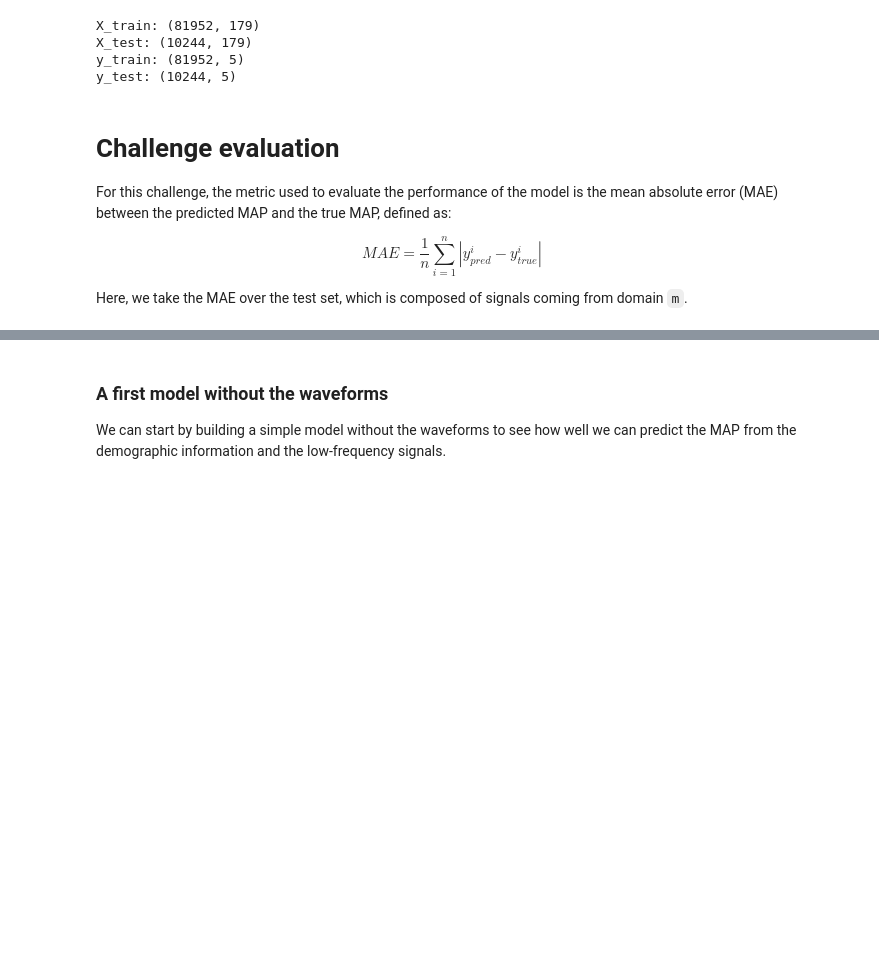
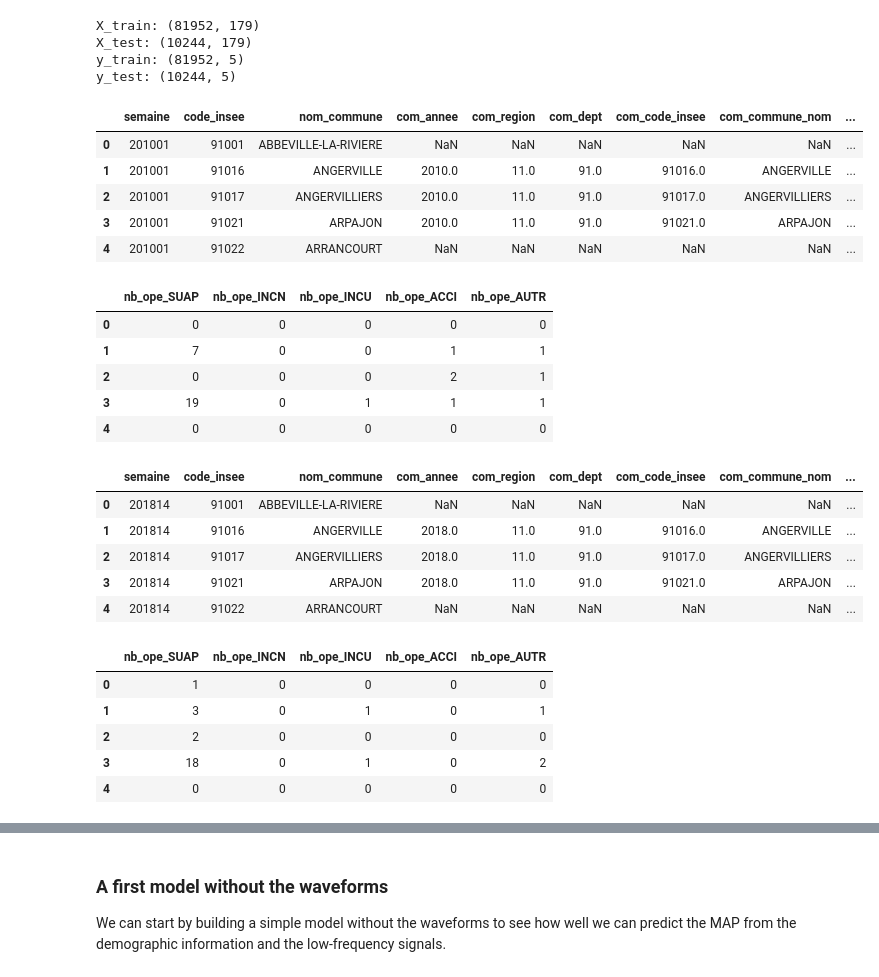
Before and after one commit to XwaeK/DataCamp2024_group_project, a Jupyter notebook: sdis91_estimation_starting_kit.ipynb, the cells around one changed output, grey strips where cells are left out. Drawn from its saved outputs; the diff is of its cells as text; code cells hidden in the pictures; blank space fills up the shorter version.

```diff
--- a/sdis91_estimation_starting_kit.ipynb
+++ b/sdis91_estimation_starting_kit.ipynb
@@ -641,14 +641,33 @@ X_train: (81952, 179)
 X_test: (10244, 179)
 y_train: (81952, 5)
 y_test: (10244, 5)
-# %% [markdown]
-# Challenge evaluation
-
-For this challenge, the metric used to evaluate the performance of the model is the mean absolute error (MAE) between the predicted MAP and the true MAP, defined as:
-
-$$
-MAE = \frac{1}{n} \sum_{i=1}^{n} |y_{pred}^i - y_{true}^i|
-$$
-
-Here, we take the MAE over the test set, which is composed of signals coming
-from domain `m`.
+# %%
+display(X_train.head())
+display(y_train.head())
+display(X_test.head())
+display(y_test.head())
+# %% [output]
+|  | semaine | code_insee | nom_commune | com_annee | com_region | com_dept | com_code_insee | com_commune_nom | ... |
+| 0 | 201001 | 91001 | ABBEVILLE-LA-RIVIERE | NaN | NaN | NaN | NaN | NaN | ... |
+| 1 | 201001 | 91016 | ANGERVILLE | 2010.0 | 11.0 | 91.0 | 91016.0 | ANGERVILLE | ... |
+| 2 | 201001 | 91017 | ANGERVILLIERS | 2010.0 | 11.0 | 91.0 | 91017.0 | ANGERVILLIERS | ... |
+| 3 | 201001 | 91021 | ARPAJON | 2010.0 | 11.0 | 91.0 | 91021.0 | ARPAJON | ... |
+| 4 | 201001 | 91022 | ARRANCOURT | NaN | NaN | NaN | NaN | NaN | ... |
+|  | nb_ope_SUAP | nb_ope_INCN | nb_ope_INCU | nb_ope_ACCI | nb_ope_AUTR |
+| 0 | 0 | 0 | 0 | 0 | 0 |
+| 1 | 7 | 0 | 0 | 1 | 1 |
+| 2 | 0 | 0 | 0 | 2 | 1 |
+| 3 | 19 | 0 | 1 | 1 | 1 |
+| 4 | 0 | 0 | 0 | 0 | 0 |
+|  | semaine | code_insee | nom_commune | com_annee | com_region | com_dept | com_code_insee | com_commune_nom | ... |
+| 0 | 201814 | 91001 | ABBEVILLE-LA-RIVIERE | NaN | NaN | NaN | NaN | NaN | ... |
+| 1 | 201814 | 91016 | ANGERVILLE | 2018.0 | 11.0 | 91.0 | 91016.0 | ANGERVILLE | ... |
+| 2 | 201814 | 91017 | ANGERVILLIERS | 2018.0 | 11.0 | 91.0 | 91017.0 | ANGERVILLIERS | ... |
+| 3 | 201814 | 91021 | ARPAJON | 2018.0 | 11.0 | 91.0 | 91021.0 | ARPAJON | ... |
+| 4 | 201814 | 91022 | ARRANCOURT | NaN | NaN | NaN | NaN | NaN | ... |
+|  | nb_ope_SUAP | nb_ope_INCN | nb_ope_INCU | nb_ope_ACCI | nb_ope_AUTR |
+| 0 | 1 | 0 | 0 | 0 | 0 |
+| 1 | 3 | 0 | 1 | 0 | 1 |
+| 2 | 2 | 0 | 0 | 0 | 0 |
+| 3 | 18 | 0 | 1 | 0 | 2 |
+| 4 | 0 | 0 | 0 | 0 | 0 |
```
Also changed, not shown: parts of 4 cells of this notebook.
